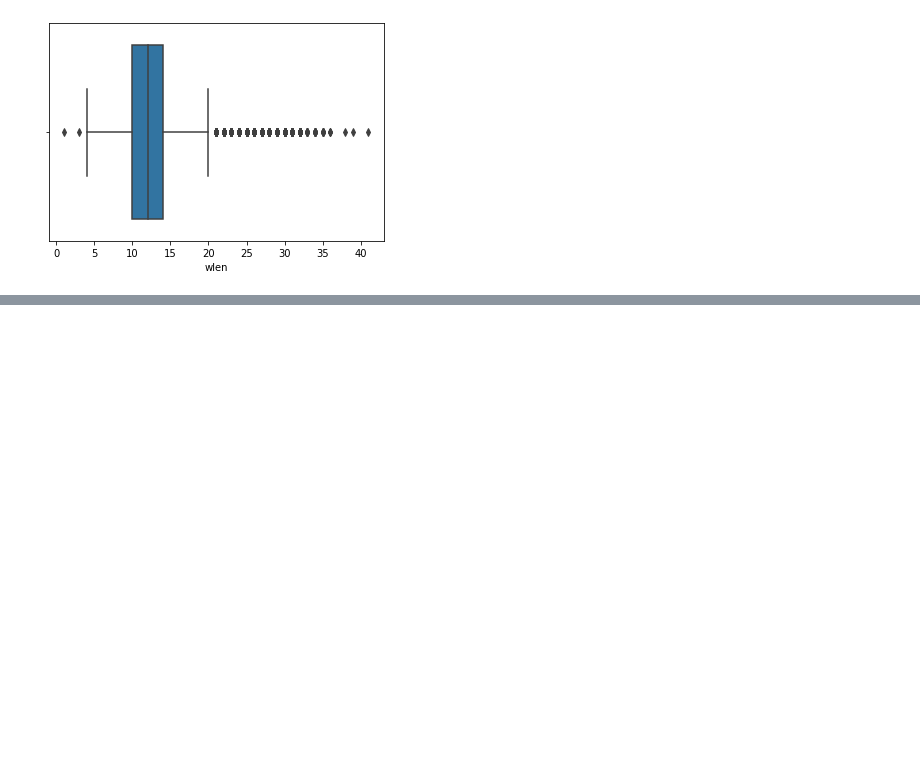
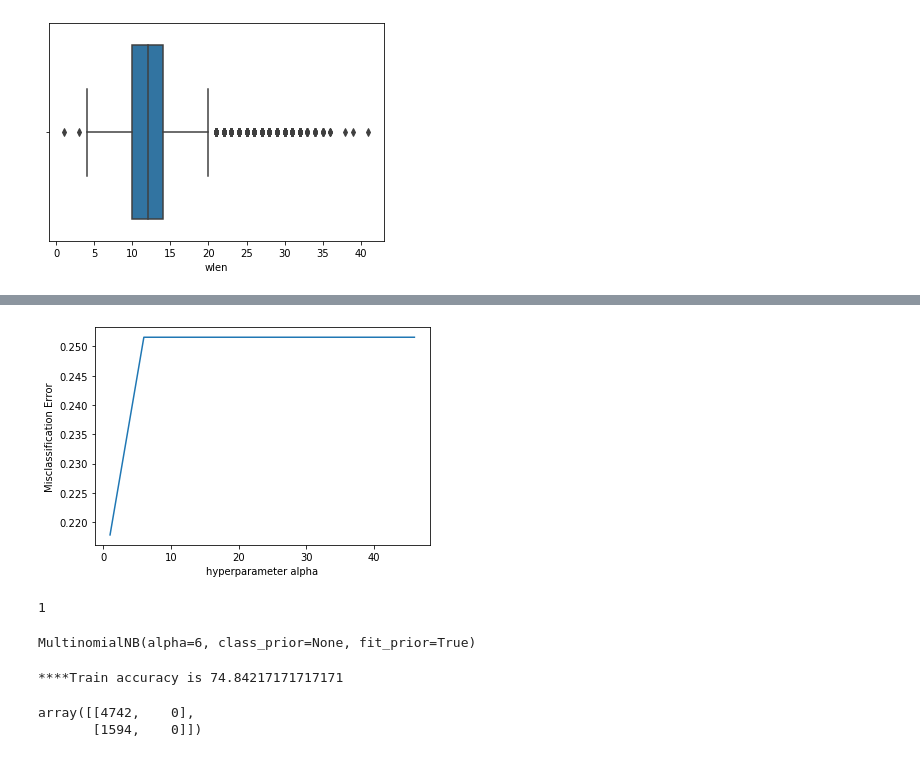
Before and after one commit to snaray12/nlp, a Jupyter notebook: lingupedia/data analysis.ipynb, the cells around one changed output, grey strips where cells are left out. Saved outputs shown, nothing was run; the diff lists cells and outputs as text; code cells hidden in the pictures; blank space fills up the shorter version.

```diff
--- a/lingupedia/data analysis.ipynb
+++ b/lingupedia/data analysis.ipynb
@@ -245,0 +320,12 @@ sns.boxplot(traindata['wlen'])
+# %%
+y_train=y_train.astype('int')
+y_test=y_test.astype('int')
+# %%
+#TF_IDF
+
+tf_idf_vect = TfidfVectorizer(ngram_range=(1,2))
+tf_idf_train = tf_idf_vect.fit_transform(X_train.values)
+tf_idf_test = tf_idf_vect.transform(X_test.values)
+# %%
+alpha_range = list(np.arange(1,50,5))
+len(alpha_range)
@@ -245,0 +334,10 @@ sns.boxplot(traindata['wlen'])
+# %%
+from sklearn.naive_bayes import MultinomialNB
+
+alpha_scores=[]
+
+for a in alpha_range:
+    clf = MultinomialNB(alpha=a)
+    scores = cross_val_score(clf, tf_idf_train, y_train, cv=5, scoring='accuracy')
+    alpha_scores.append(scores.mean())
+    print(a,scores.mean())
@@ -245,0 +355,23 @@ sns.boxplot(traindata['wlen'])
+# %%
+MSE = [1 - x for x in alpha_scores]
+
+
+optimal_alpha_bnb = alpha_range[MSE.index(min(MSE))]
+
+# plot misclassification error vs alpha
+plt.plot(alpha_range, MSE)
+
+plt.xlabel('hyperparameter alpha')
+plt.ylabel('Misclassification Error')
+plt.show()
+# %% [output]
+[figure, added]
+# %%
+optimal_alpha_bnb
+# %% [output]
+1
+# %%
+clf = MultinomialNB(alpha=6)
+clf.fit(tf_idf_train,y_train)
+# %% [output]
+MultinomialNB(alpha=6, class_prior=None, fit_prior=True)
@@ -245,0 +380,11 @@ sns.boxplot(traindata['wlen'])
+# %%
+acc = accuracy_score(y_train, y_pred_train, normalize=True) * float(100)
+print('\n****Train accuracy is',(acc))
+# %% [output]
+****Train accuracy is 74.84217171717171
+# %%
+cm_train = confusion_matrix(y_train,y_pred_train)
+cm_train
+# %% [output]
+array([[4742,    0],
+       [1594,    0]])
```
Also changed, not shown: parts of 32 cells of this notebook, 1 other file.
